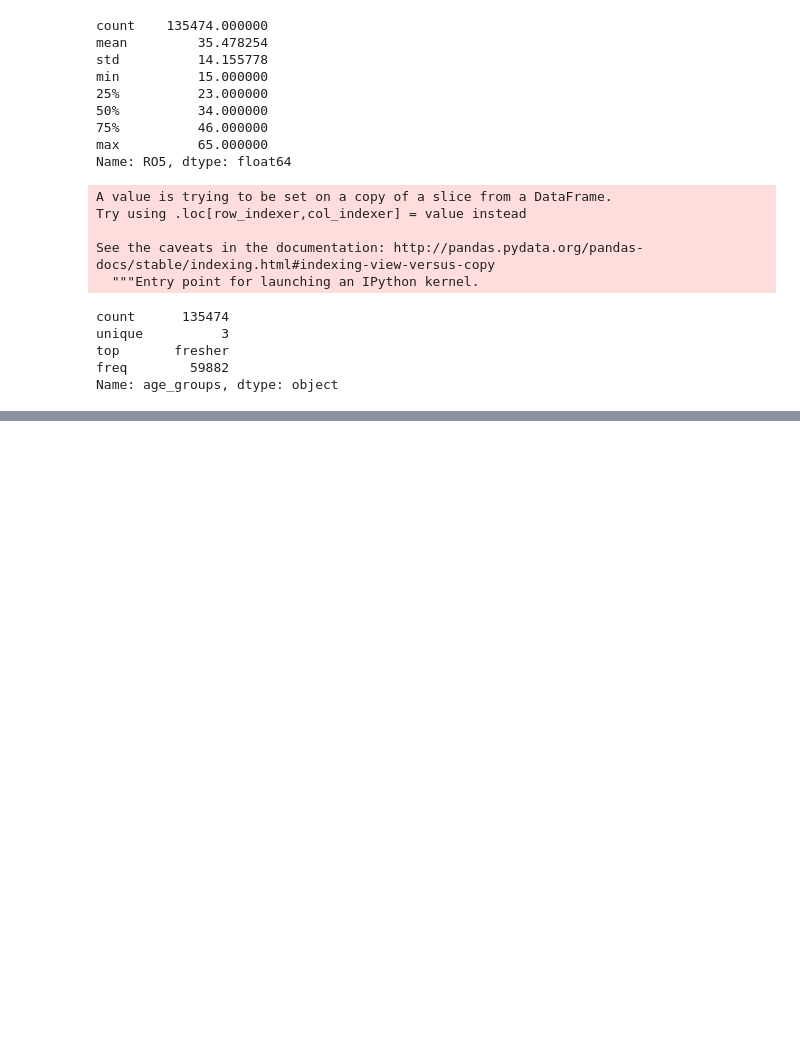
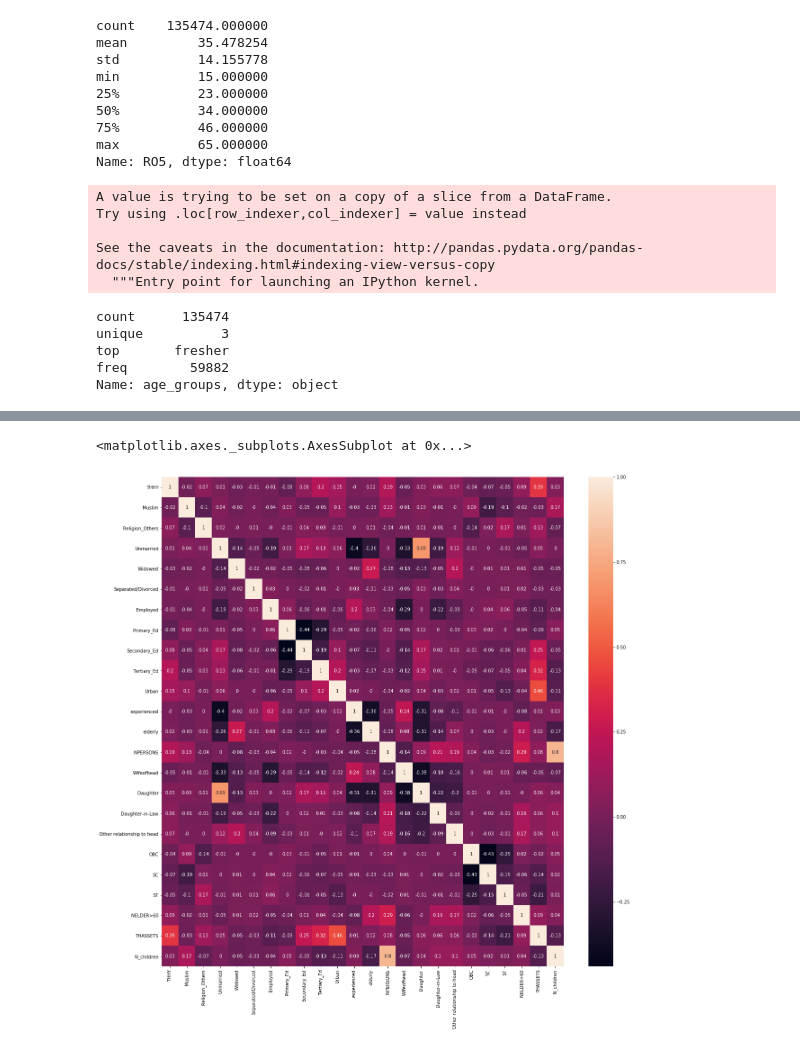
Before and after one commit to shreyabhandarii/Women-Labour-Force-Participation, a Jupyter notebook: Class_project_clean.ipynb, the cells around one changed output, grey strips where cells are left out. Saved outputs shown, nothing was run; the diff lists cells and outputs as text; code cells hidden in the pictures; blank space fills up the shorter version.

```diff
--- a/Class_project_clean.ipynb
+++ b/Class_project_clean.ipynb
@@ -377,2 +176,2 @@ Name: URBAN2011, dtype: float64
 # %%
-lfp=pd.get_dummies(lfp, columns=["ID11","RO6", "RO7","URBAN2011"], drop_first=True)
+lfp=pd.get_dummies(lfp, columns=["ID11","RO6", "RO7","URBAN2011","RO4","ID13","ED6","age_groups"], drop_first=True)
@@ -379,6 +180,6 @@ lfp=pd.get_dummies(lfp, columns=["ID11","RO6", "RO7","URBAN2011"], drop_first=Tr
 # %%
-df=lfp.loc[:,["INCOME","ID11_1","ID11_2","RO6_1","RO6_2", "RO7_1","ED6","URBAN2011_1","age_groups_cat"]]
+df=lfp.loc[:,["INCOME","ID11_1","ID11_2","RO6_1","RO6_2","RO6_3", "RO7_1","ED6_1","ED6_2","ED6_3","URBAN2011_1","age_groups_1","age_groups_2", "NPERSONS", "RO4_1","RO4_2","RO4_3","RO4_4","ID13_1","ID13_2","ID13_3", "NELDER","ASSETS" ]]
 # %%
-df.rename(columns={'INCOME': 'THHY', 'ID11_1': 'Muslim','ID11_2': 'Religion_Others', 'RO6_1': 'Unmarried', 'RO6_2': 'Widowed', 'RO7_1': 'Employed', 'ED6': 'Ed_Lvl', 'ED6_2': 'Secondary_Ed', 'ED6_3': 'Tertiary_Ed', 'URBAN2011_1':'Urban', 'age_groups_cat': 'age_groups'}, inplace=True)
+df.rename(columns={'INCOME': 'THHY', 'ID11_1': 'Muslim','ID11_2': 'Religion_Others', 'RO6_1': 'Unmarried', 'RO6_2': 'Widowed','RO6_3':"Separated/Divorced", 'RO7_1': 'Employed', 'ED6_1': 'Primary_Ed', 'ED6_2': 'Secondary_Ed', 'ED6_3': 'Tertiary_Ed', 'URBAN2011_1':'Urban', "age_groups_1": "experienced","age_groups_2": 'elderly', "NPERSONS":"NPERSONS", "RO4_1":"Wifeofhead", "RO4_2":"Daughter","RO4_3":"Daughter-in-Law","RO4_4":"Other relationship to head","ID13_1":"OBC","ID13_2":"SC","ID13_3":"ST", "NELDER":"NELDER>60", "ASSETS":"THASSETS", }, inplace=True)
 # %%
 df.head()
@@ -391,0 +212,3 @@ df.head()
+# %%
+df['N_children']=lfp['NCHILDM']+lfp['NCHILDF']+lfp['NTEENF']+lfp['NTEENM']
+df.N_children.describe()
@@ -391,0 +227,7 @@ df.head()
+# %%
+plt.figure(figsize=(20,20))
+correlation_matrix = df.corr().round(2)
+sns.heatmap(data=correlation_matrix, annot=True)
+# %% [output]
+<matplotlib.axes._subplots.AxesSubplot at 0x...>
+[figure, added]
```
Also changed, not shown: parts of 73 cells of this notebook.
